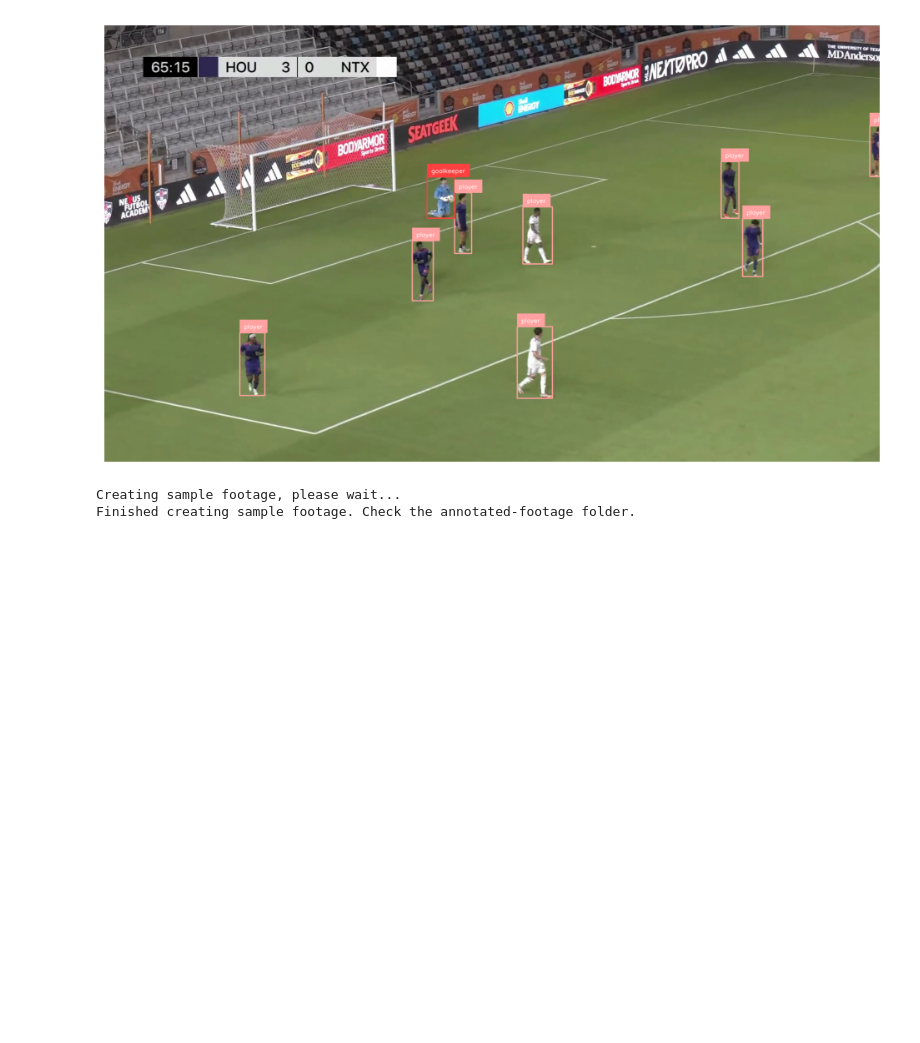
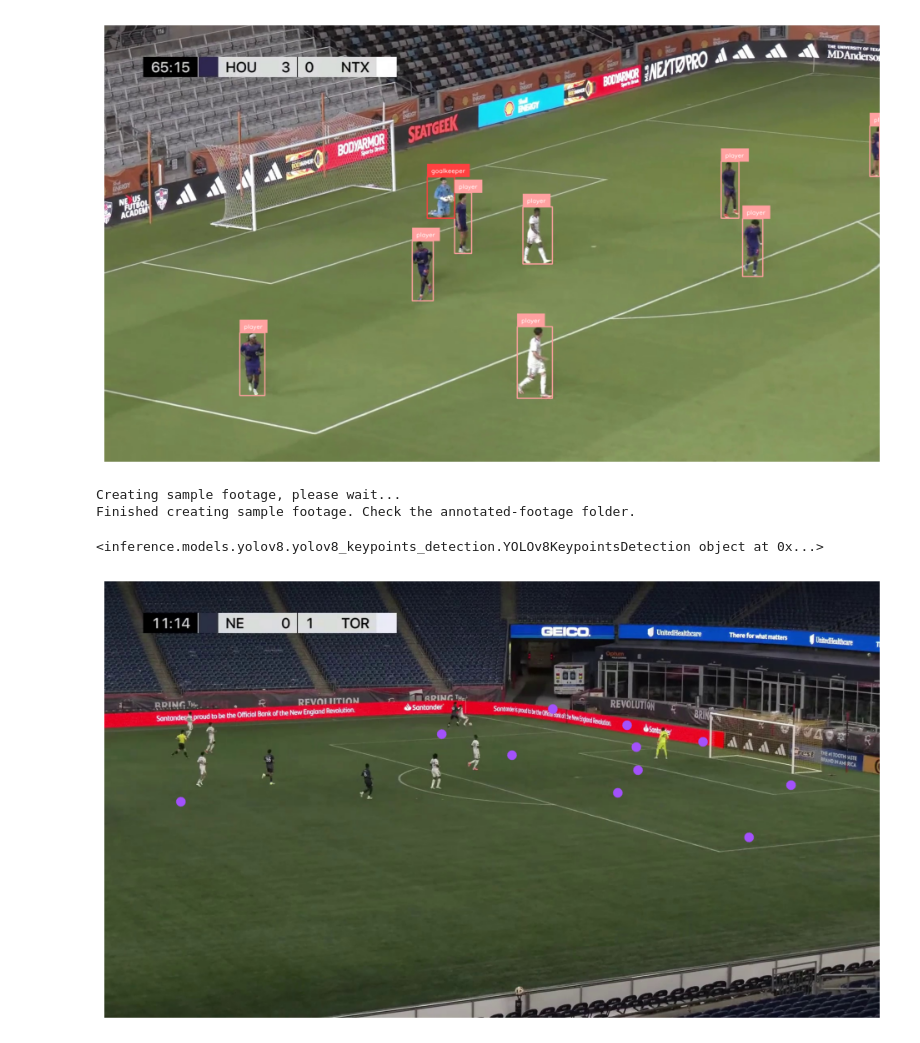
Before and after one commit to Isss11/soccer-computer-vision-analysis, a Jupyter notebook: detector.ipynb, the cells around one changed output. Cells and saved outputs as stored; diff of their text form; code cells hidden in the pictures; blank space fills up the shorter version.

Commit message:
Add Code to Show Keypoints, with a Temporary Model

```diff
--- a/detector.ipynb
+++ b/detector.ipynb
@@ -83,3 +81,31 @@ print(f"Finished creating sample footage. Check the {outputFolder} folder.")
 # %% [output]
 Creating sample footage, please wait...
 Finished creating sample footage. Check the annotated-footage folder.
+# %%
+import supervision as sv
+from inference import get_model
+import numpy as np
+
+# Keypoint Detection
+# TODO: Using someone else's model so that I can implement some of the keypoint detection stuff, plan to use my own dataset
+
+keypointModel = get_model(model_id="football-field-detection-f07vi/14")
+
+print(keypointModel)
+
+image_file = "images/frame355.jpg"
+image = cv2.imread(image_file)
+
+result = keypointModel.infer(image, confidence=0.3)[0]
+keypoints = sv.KeyPoints.from_inference(result)
+
+filter = keypoints.confidence > 0.5
+keypoints.xy = keypoints.xy[filter][np.newaxis]
+
+vertex_annotator = sv.VertexAnnotator(radius=12)
+annotated_image = vertex_annotator.annotate(image.copy(), keypoints)
+
+sv.plot_image(annotated_image)
+# %% [output]
+<inference.models.yolov8.yolov8_keypoints_detection.YOLOv8KeypointsDetection object at 0x...>
+[figure, added]
```
Also changed, not shown: parts of 2 cells of this notebook.
